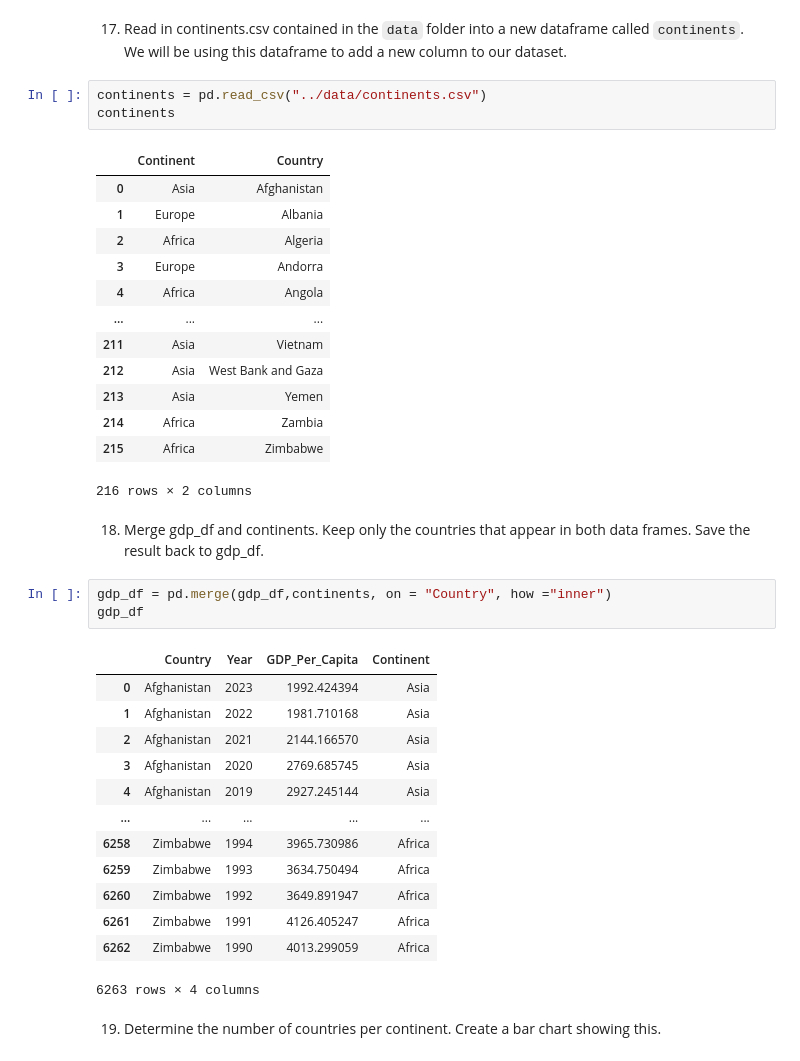
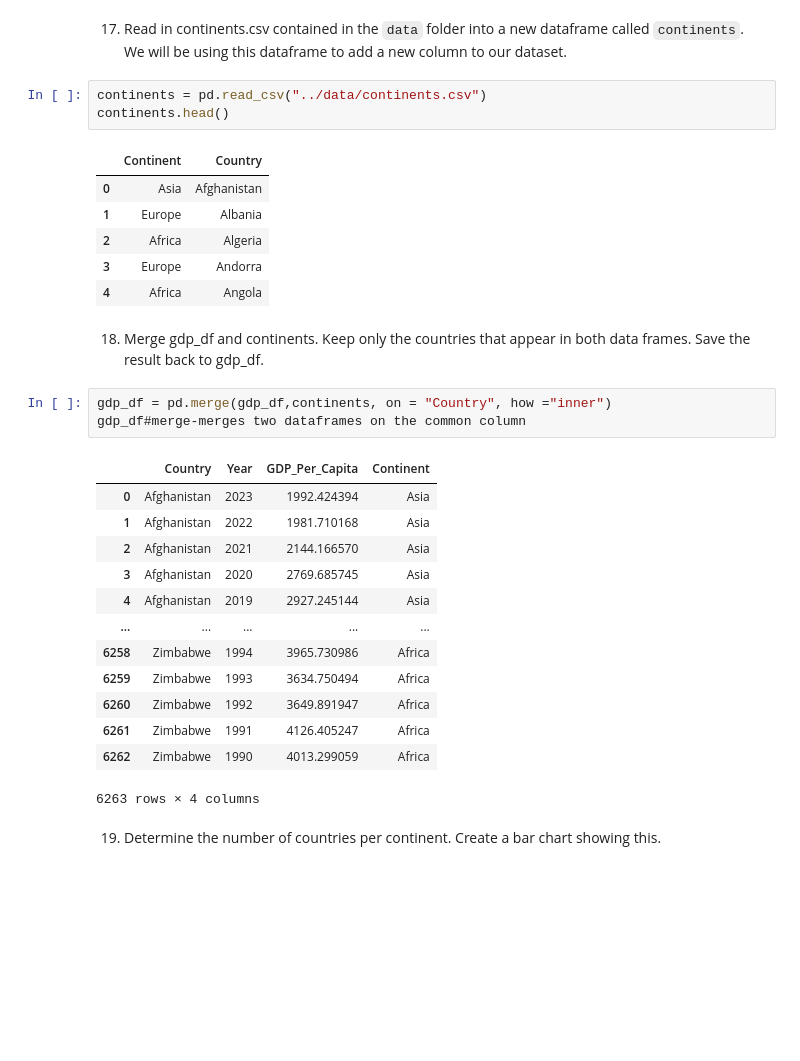
Before and after one commit to nss-data-science-cohort-9/un-exploration-ADoddala, a Jupyter notebook: notebooks/UN_Data_percapita.ipynb, the cells around one changed output. Saved outputs shown, nothing was run; the diff lists cells and outputs as text; blank space fills up the shorter version.

```diff
--- a/notebooks/UN_Data_percapita.ipynb
+++ b/notebooks/UN_Data_percapita.ipynb
@@ -282,26 +256,19 @@ plt.show();
 17. Read in continents.csv contained in the `data` folder into a new dataframe called `continents`. We will be using this dataframe to add a new column to our dataset.
 # %%
 continents = pd.read_csv("../data/continents.csv")
-continents
+continents.head()
 # %% [output]
 |  | Continent | Country |
 | 0 | Asia | Afghanistan |
 | 1 | Europe | Albania |
 | 2 | Africa | Algeria |
 | 3 | Europe | Andorra |
 | 4 | Africa | Angola |
-| ... | ... | ... |
-| 211 | Asia | Vietnam |
-| 212 | Asia | West Bank and Gaza |
-| 213 | Asia | Yemen |
-| 214 | Africa | Zambia |
-| 215 | Africa | Zimbabwe |
-216 rows × 2 columns
 # %% [markdown]
 18. Merge gdp_df and continents. Keep only the countries that appear in both data frames. Save the result back to gdp_df.
 # %%
 gdp_df = pd.merge(gdp_df,continents, on = "Country", how ="inner")
-gdp_df
+gdp_df#merge-merges two dataframes on the common column
 # %% [output]
 |  | Country | Year | GDP_Per_Capita | Continent |
 | 0 | Afghanistan | 2023 | 1992.424394 | Asia |
```
Also changed, not shown: parts of 48 cells of this notebook.
